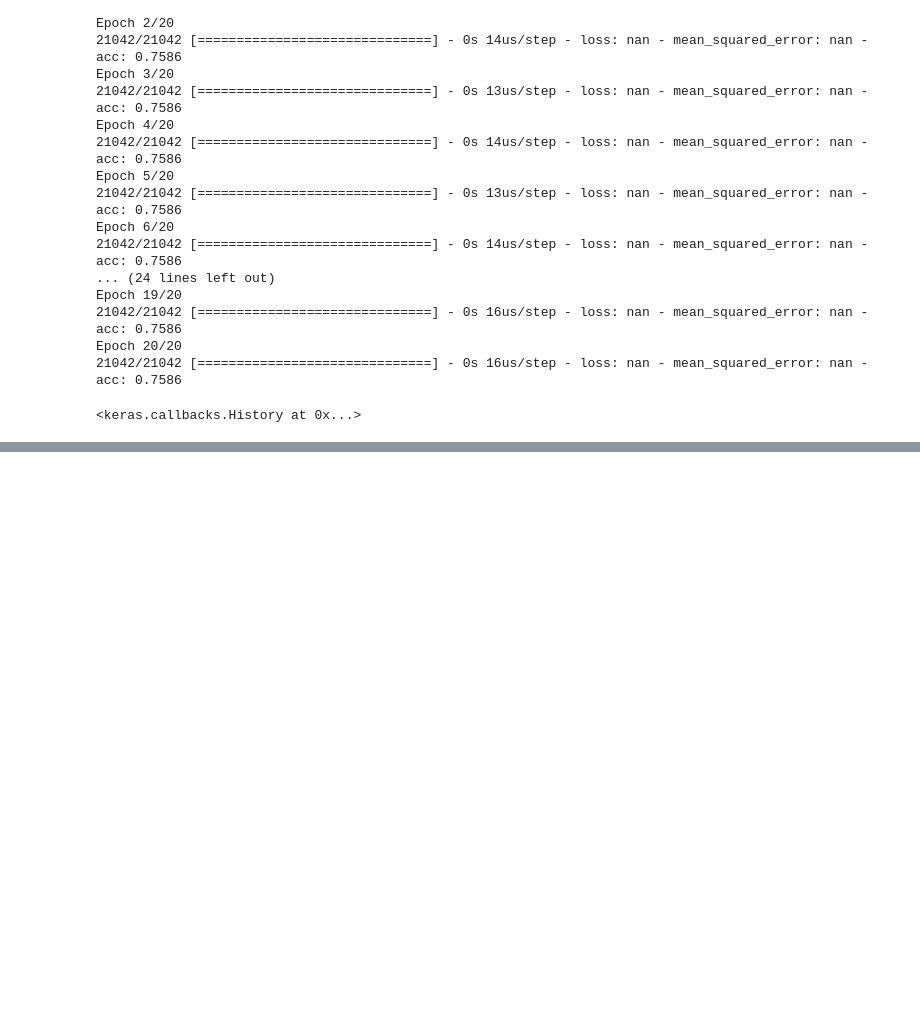
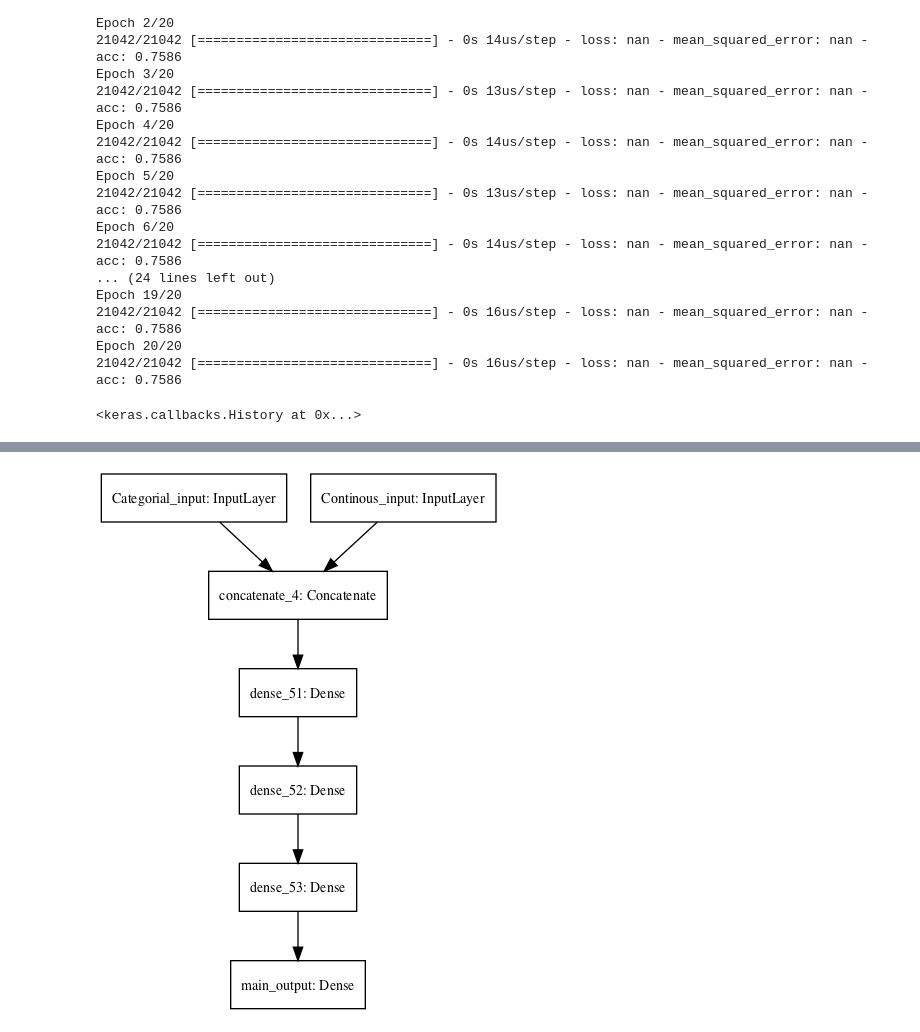
Before and after one commit to gittinic/mlp_final_proj_fake_news, a Jupyter notebook: main_Jasper.ipynb, the cells around one changed output, grey strips where cells are left out. Saved outputs shown, nothing was run; the diff lists cells and outputs as text; code cells hidden in the pictures; blank space fills up the shorter version.

Commit message:
added the combinded model

```diff
--- a/main_Jasper.ipynb
+++ b/main_Jasper.ipynb
@@ -698,3 +698,17 @@ Epoch 20/20
 # Get test_set from Nic
 #score_con = model_con.evaluate(X_test_con, Y_test, batch_size=128)
 #score_con
+# %%
+cat_input = Input(shape=(10,), name='Categorial_input')
+con_input = Input(shape=(10,), name='Continous_input')
+
+#lstm_input = ??
+
+x = keras.layers.concatenate([cat_input, con_input])
+x = Dense(64, activation='relu')(x)
+x = Dense(64, activation='relu')(x)
+x = Dense(64, activation='relu')(x)
+
+main_output = Dense(3, activation='softmax', name='main_output')(x)
+# %%
+model_total = Model(inputs=[cat_input, con_input], outputs=[main_output])
@@ -700,0 +735,6 @@ Epoch 20/20
+# %%
+plot_model(model_total, to_file='Images/model_combined.png')
+from IPython.display import Image
+Image("Images/model_combined.png")
+# %% [output]
+[figure, added]
```
Also changed, not shown: parts of 4 cells of this notebook, 1 other file.
